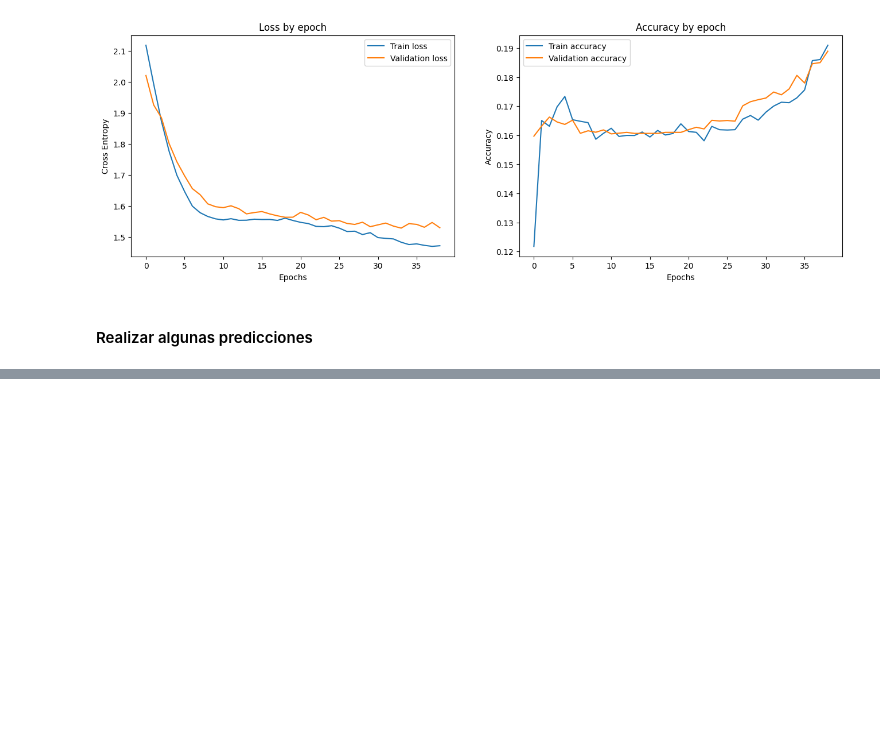
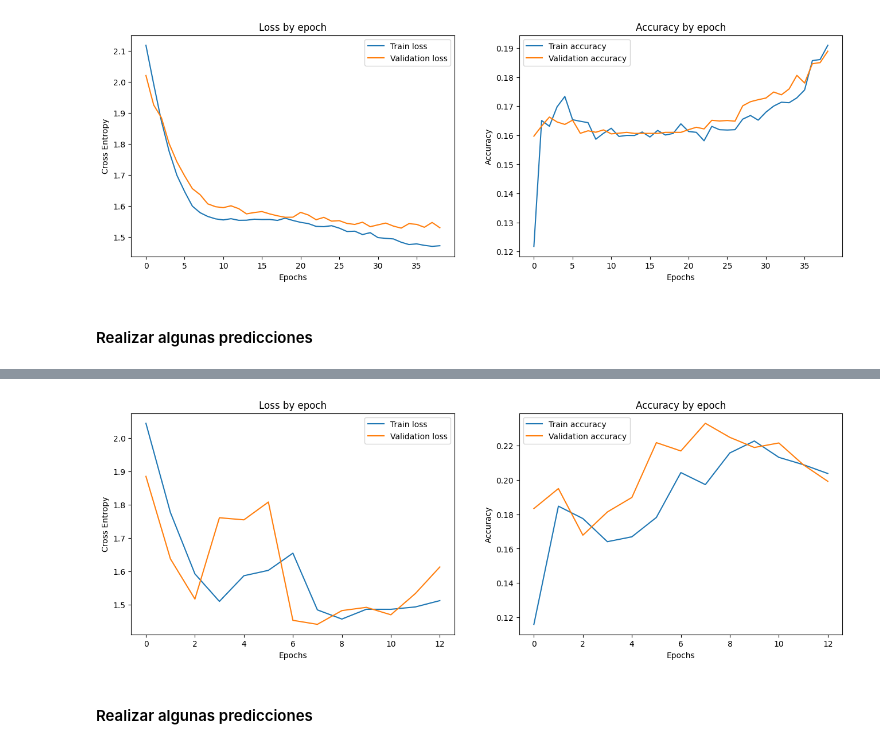
Before and after one commit to EnzoA/Ocular_Disease_Classification, a Jupyter notebook: ResNet_Ocular_Disease_Classification.ipynb, the cells around one changed output, grey strips where cells are left out. Saved outputs shown, nothing was run; the diff lists cells and outputs as text; code cells hidden in the pictures; blank space fills up the shorter version.

```diff
--- a/ResNet_Ocular_Disease_Classification.ipynb
+++ b/ResNet_Ocular_Disease_Classification.ipynb
@@ -800,0 +889,10 @@ El valor obtenido por el modelo es "Normal"
+# %%
+plot_results(
+    train_loss_by_epoch,
+    valid_loss_by_epoch,
+    train_accuracy_by_epoch,
+    valid_accuracy_by_epoch)
+# %% [output]
+[figure, added]
+# %% [markdown]
+#### Realizar algunas predicciones
```
Also changed, not shown: parts of 14 cells of this notebook.
